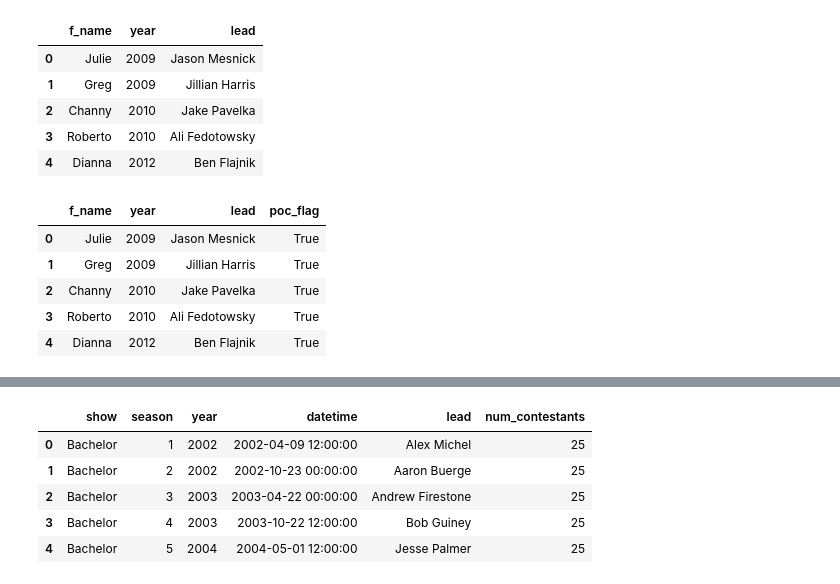
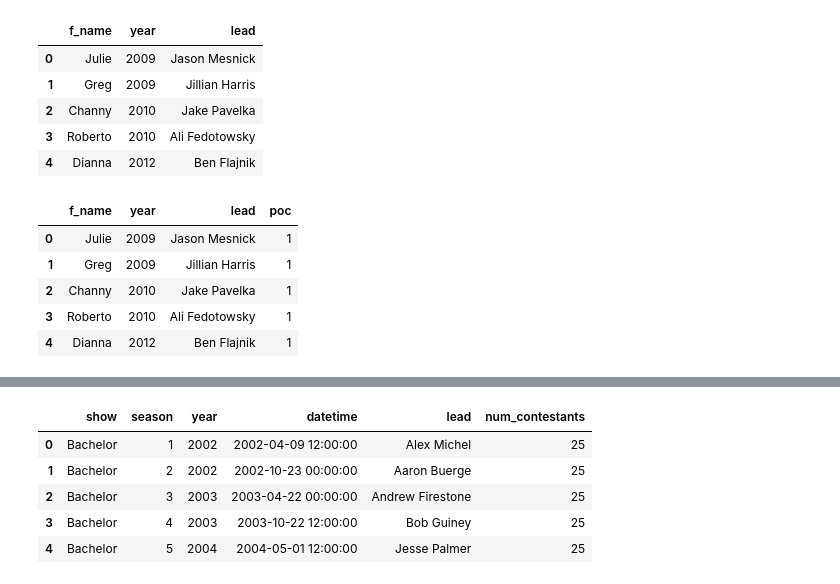
Before and after one commit to angelinahli/bachelorette, a Jupyter notebook: data/scripts/clean_data.ipynb, the cells around one changed output, grey strips where cells are left out. Cells and saved outputs as stored; diff of their text form; code cells hidden in the pictures.

```diff
--- a/data/scripts/clean_data.ipynb
+++ b/data/scripts/clean_data.ipynb
@@ -196,22 +196,22 @@ df_kx.head()
 # %%
 # clean karenx data and correct mistakes
 def clean_fname_errors(f_name):
     changemap = {
         "Kupa": "Kupah",
         "Jo-Jo": "Jojo"
     }
     return changemap.get(f_name, f_name)
 
-df_kx["poc_flag"] = True
+df_kx["poc"] = 1
 df_kx.f_name = df_kx.f_name.map(clean_fname_errors)
 df_kx.head()
 # %% [output]
-|  | f_name | year | lead | poc_flag |
-| 0 | Julie | 2009 | Jason Mesnick | True |
-| 1 | Greg | 2009 | Jillian Harris | True |
-| 2 | Channy | 2010 | Jake Pavelka | True |
-| 3 | Roberto | 2010 | Ali Fedotowsky | True |
-| 4 | Dianna | 2012 | Ben Flajnik | True |
+|  | f_name | year | lead | poc |
+| 0 | Julie | 2009 | Jason Mesnick | 1 |
+| 1 | Greg | 2009 | Jillian Harris | 1 |
+| 2 | Channy | 2010 | Jake Pavelka | 1 |
+| 3 | Roberto | 2010 | Ali Fedotowsky | 1 |
+| 4 | Dianna | 2012 | Ben Flajnik | 1 |
 # %%
 # grab season, year, show, lead data from wikipedia
 def get_page_soup(url):
```
Also changed, not shown: parts of 6 cells of this notebook, 13 other files.
